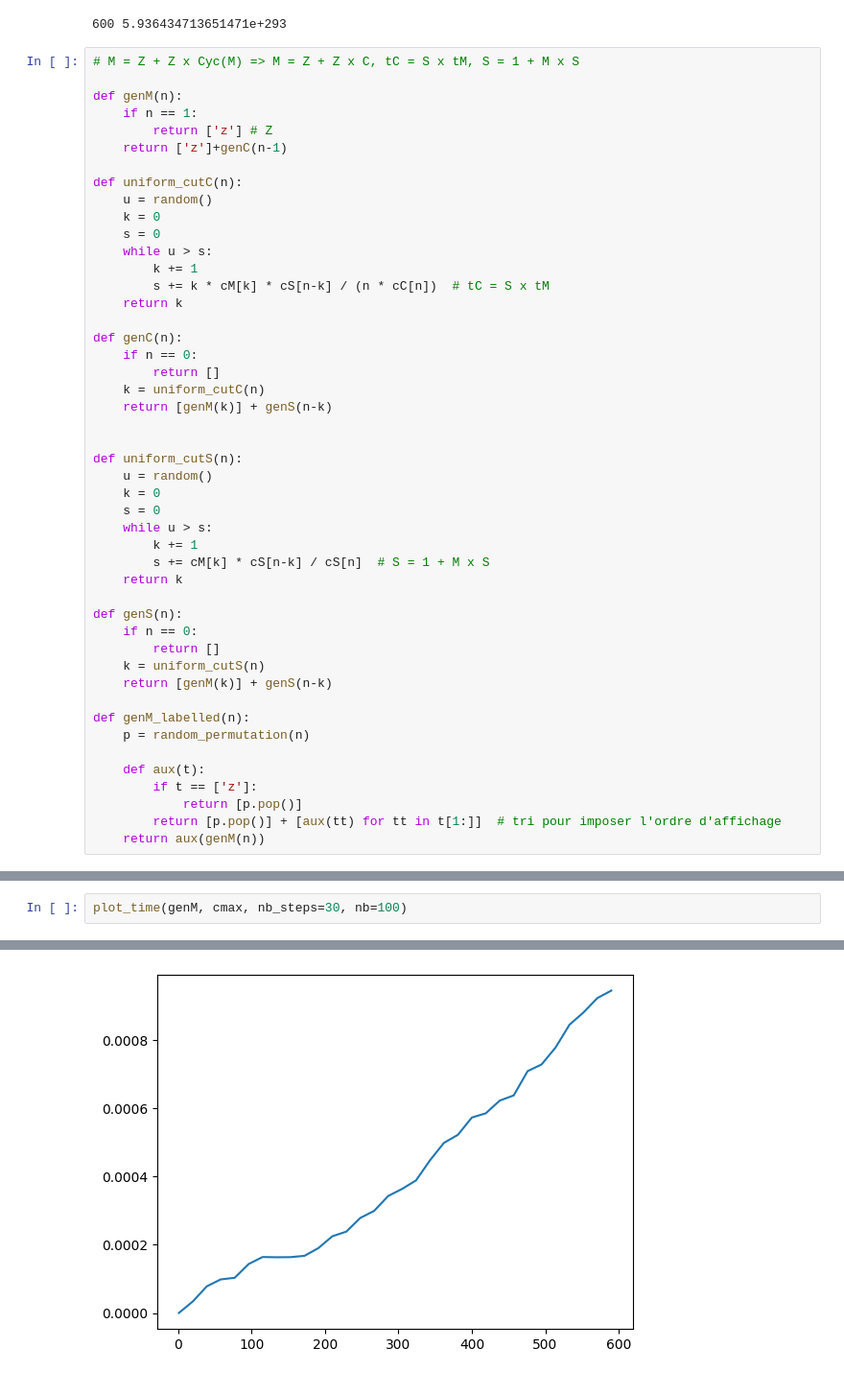
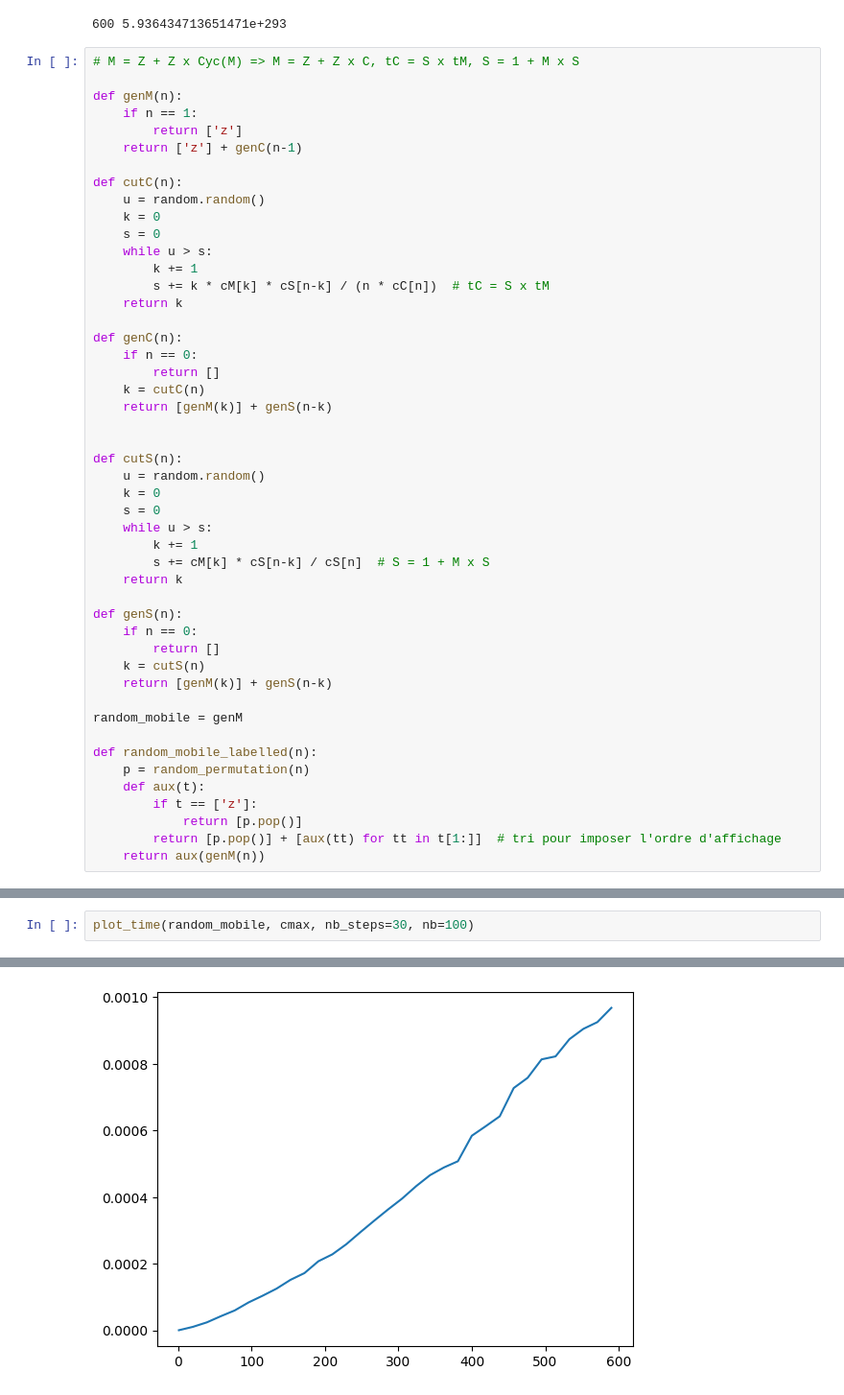
Before and after one commit to CarinePivoteau/Alea2023Notebooks, a Jupyter notebook: gR_mobiles_labelled.ipynb, the cells around one changed output, grey strips where cells are left out. Shown: that part at 96% size. Cells and saved outputs as stored; diff of their text form.

```diff
--- a/gR_mobiles_labelled.ipynb
+++ b/gR_mobiles_labelled.ipynb
@@ -38,11 +31,11 @@ print(cmax,cM[cmax])
 
 def genM(n):
     if n == 1:
-        return ['z'] # Z
-    return ['z']+genC(n-1)
+        return ['z']
+    return ['z'] + genC(n-1)
 
-def uniform_cutC(n):
-    u = random()
+def cutC(n):
+    u = random.random()
     k = 0
     s = 0
     while u > s:
@@ -53,12 +46,12 @@ def uniform_cutC(n):
 def genC(n):
     if n == 0:
         return []
-    k = uniform_cutC(n)
+    k = cutC(n)
     return [genM(k)] + genS(n-k)
 
 
-def uniform_cutS(n):
-    u = random()
+def cutS(n):
+    u = random.random()
     k = 0
     s = 0
     while u > s:
@@ -69,12 +62,13 @@ def uniform_cutS(n):
 def genS(n):
     if n == 0:
         return []
-    k = uniform_cutS(n)
+    k = cutS(n)
     return [genM(k)] + genS(n-k)
 
-def genM_labelled(n):
+random_mobile = genM
+
+def random_mobile_labelled(n):
     p = random_permutation(n)
-
     def aux(t):
         if t == ['z']:
             return [p.pop()]
@@ -114,9 +108,9 @@ nb: 12
 11.11111111111111
 # %%
-plot_time(genM, cmax, nb_steps=30, nb=100)
+plot_time(random_mobile, cmax, nb_steps=30, nb=100)
 # %% [output]
 1 20 39 58 77 96 115 134 153 172 191 210 229 248 267 286 305 324 343 362 381 400 419 438 457 476 495 514 533 552 571 590
-[figure, old version]
+[figure, new version]
 # %%
 def profiles(nb, size): # nombre de noeuds moyen à chaque hauteur
     heights = [0]
```
Also changed, not shown: parts of 6 cells of this notebook, 18 other files.
